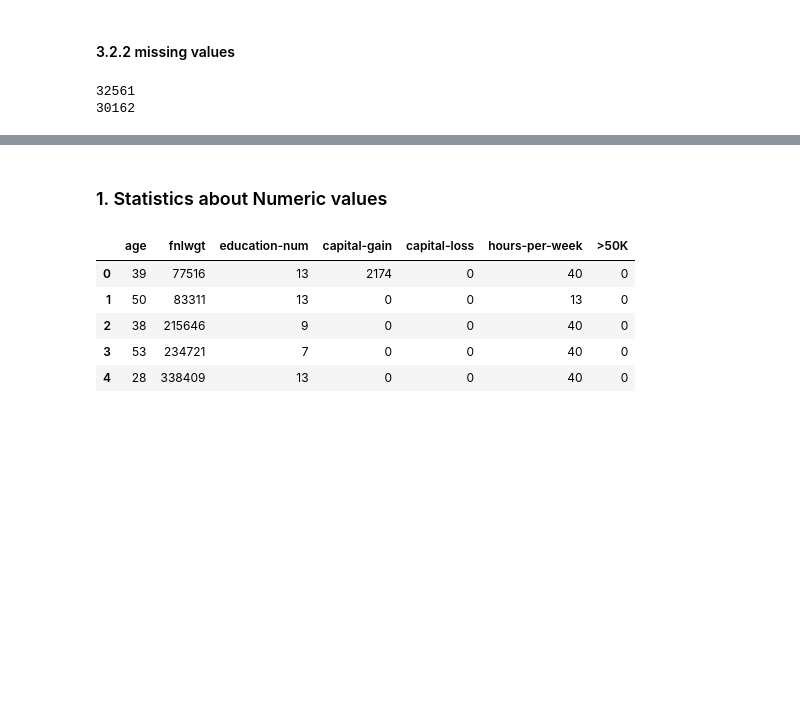
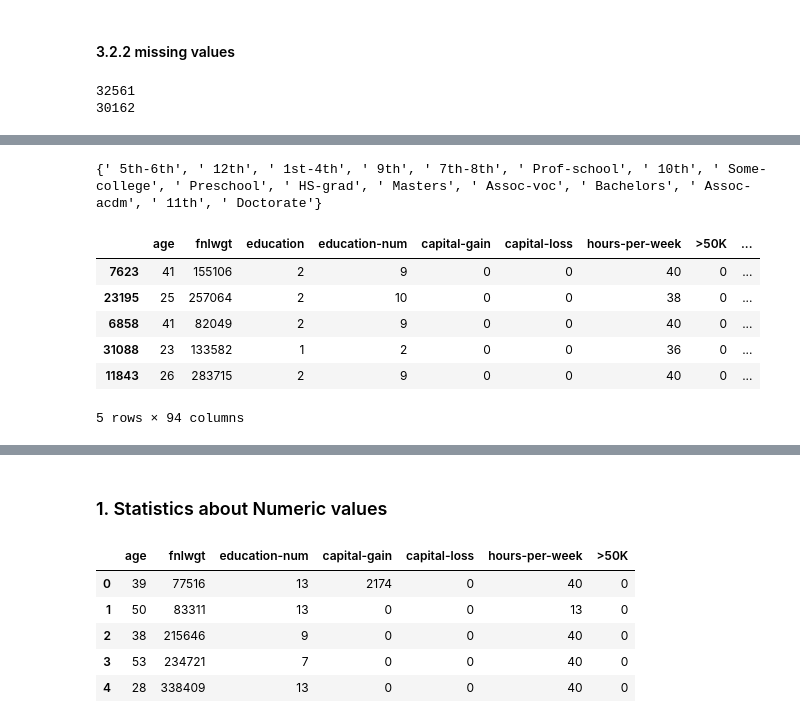
Before and after one commit to QiS9596/5243ExploratoryDataAnalysis, a Jupyter notebook: scripts/Lab1.ipynb, the cells around one changed output, grey strips where cells are left out. Cells and saved outputs as stored; diff of their text form; code cells hidden in the pictures; blank space fills up the shorter version.

```diff
--- a/scripts/Lab1.ipynb
+++ b/scripts/Lab1.ipynb
@@ -23,7 +22,7 @@ adult dataset found!
 # 2. Understand the data in context
 # %%
 # Load the adult dataset into a Pandas dataframe
-adult_columns = ['age', 'workclass', 'fnlwgt', 'education', 'education-num', 'marital-status', 'occupation',
-                 'relationship', 'race', 'sex', 'capital-gain', 'capital-loss', 'hours-per-week', 'native-country',
-                 '>50K']
+adult_columns = ['age', 'workclass', 'fnlwgt', 'education', 'education-num', 'marital-status', 'occupation', 'relationship', 'race', 'sex', 'capital-gain', 'capital-loss', 'hours-per-week', 'native-country', '>50K']
 adult = pd.read_csv(path.absolute(),names=adult_columns)
+for i in set(adult['education']):
+    print(i)
@@ -160,3 +107,65 @@ for i in range(len(adult.index)):
+# %%
+print(set(adult['education']))
+# print(adult.loc[adult['education']==' Preschool'])
+# print(set(adult['education']))
+# %% [output]
+{' 5th-6th', ' 12th', ' 1st-4th', ' 9th', ' 7th-8th', ' Prof-school', ' 10th', ' Some-college', ' Preschool', ' HS-grad', ' Masters', ' Assoc-voc', ' Bachelors', ' Assoc-acdm', ' 11th', ' Doctorate'}
+# %%
+"""
+Numericalize the categorical columns
+"""
+# mapping dictioniary for education row, we take education as a ordinal attribute, as was explained earlier
+education_mapping_dict = {' Preschool':1, ' 1st-4th':1, ' 5th-6th':1, ' 7th-8th':1, ' 9th':1, ' 10th':1, ' 11th':1, ' 12th':1,
+                          ' HS-grad':2, ' Prof-school':2, ' Some-college':2,
+                          ' Assoc-voc':3, ' Assoc-acdm':3,
+                          ' Bachelors':4,
+                          ' Masters':5,
+                          ' Doctorate':6}
+categorical_list=['workclass','marital-status','occupation','relationship','race','sex','native-country']
+def categorical_is_converted(input_dtype):
+    """
+    check if the target categorical value is converted to some integer value
+    :param input_dtype: the datatype of the input column
+    :return: True if the dtype is some kind of integer, False otherwise
+    """
+    return input_dtype in [np.int, np.int64, np.int32, np.long]
+def one_hot_batch(df, attribute_list,prefix_list=None):
+    """
+    :param attribute_list: list of attributes that waiting to be one hotted
+    :param prefix_list: list of prefix for the attribute after one-hot representation, if not set, just use the attribute name
+    :return: False if unexpected input found, otherwise return the result dataframe
+    """
+    if prefix_list is None:
+        prefix_list = attribute_list
+    if not len(attribute_list) == len(prefix_list):
+        return False
+    for i in range(len(attribute_list)):
+        if not categorical_is_converted(df[attribute_list[i]].dtype):
+            dummies = pd.get_dummies(df[attribute_list[i]], prefix=prefix_list[i])
+            df = df.drop(columns=[attribute_list[i]])
+            df = pd.concat([df,dummies], axis=1)
+    return df
+# map education to integers
+if not categorical_is_converted(adult['education'].dtype):
+    adult = adult.replace({'education': education_mapping_dict})
+# convert all non-ordinal categorical attribute using one-hot representation
+adult = one_hot_batch(adult, categorical_list)
+# map the prediction target: the ultimate income rank into integer. Since it's binary, we don't use one hot representation
+if not categorical_is_converted(adult['>50K'].dtype):
+    for i in range(len(adult.index)):
+        if '>50K' in adult.iloc[i]['>50K']:
+            adult.iloc[i, adult.columns.get_loc('>50K')] = 1
+        else:
+            adult.iloc[i,adult.columns.get_loc('>50K')] = 0
+adult.sample(5)
+# %% [output]
+|  | age | fnlwgt | education | education-num | capital-gain | capital-loss | hours-per-week | >50K | ... |
+| 7623 | 41 | 155106 | 2 | 9 | 0 | 0 | 40 | 0 | ... |
+| 23195 | 25 | 257064 | 2 | 10 | 0 | 0 | 38 | 0 | ... |
+| 6858 | 41 | 82049 | 2 | 9 | 0 | 0 | 40 | 0 | ... |
+| 31088 | 23 | 133582 | 1 | 2 | 0 | 0 | 36 | 0 | ... |
+| 11843 | 26 | 283715 | 2 | 9 | 0 | 0 | 40 | 0 | ... |
+5 rows × 94 columns
 # %%
 adult.head(5)
 # %% [output]
```
Also changed, not shown: parts of 8 cells of this notebook.
